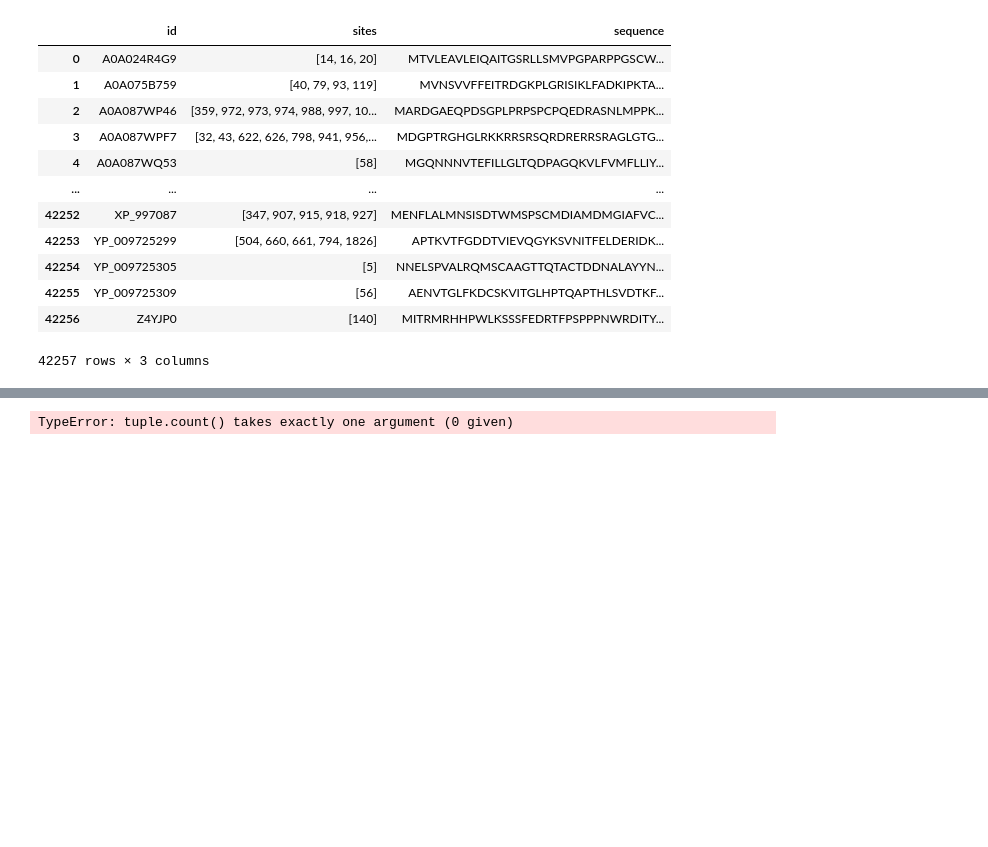
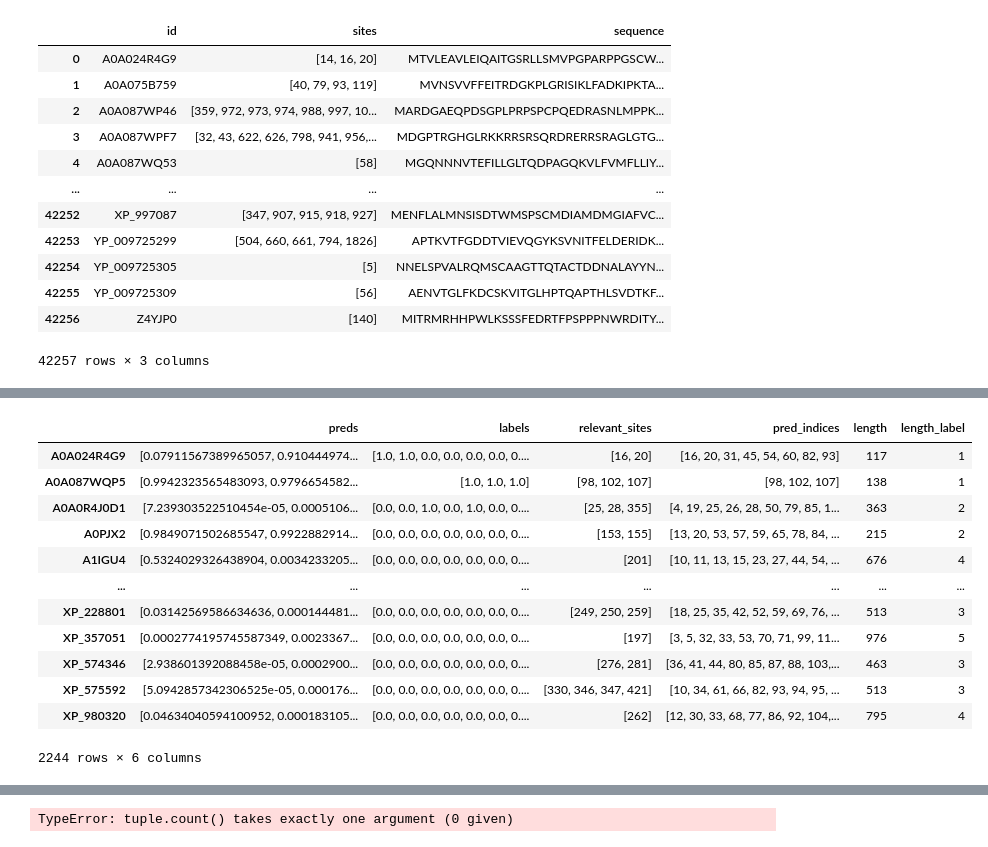
Before and after one commit to nexuso1/bio-research, a Jupyter notebook: notebooks/pred_analysis.ipynb, the cells around one changed output, grey strips where cells are left out. Drawn from its saved outputs; the diff is of its cells as text; code cells hidden in the pictures; blank space fills up the shorter version.

```diff
--- a/notebooks/pred_analysis.ipynb
+++ b/notebooks/pred_analysis.ipynb
@@ -132,0 +270,17 @@ with open('../data/preds/encoder_S_60_focal_preds_annotated.pt', 'r') as f:
+# %%
+annotated_df['length_label'] = np.digitize(annotated_df['length'], brackets)
+annotated_df
+# %% [output]
+|  | preds | labels | relevant_sites | pred_indices | length | length_label |
+| A0A024R4G9 | [0.07911567389965057, 0.910444974... | [1.0, 1.0, 0.0, 0.0, 0.0, 0.0, 0.... | [16, 20] | [16, 20, 31, 45, 54, 60, 82, 93] | 117 | 1 |
+| A0A087WQP5 | [0.9942323565483093, 0.9796654582... | [1.0, 1.0, 1.0] | [98, 102, 107] | [98, 102, 107] | 138 | 1 |
+| A0A0R4J0D1 | [7.239303522510454e-05, 0.0005106... | [0.0, 0.0, 1.0, 0.0, 1.0, 0.0, 0.... | [25, 28, 355] | [4, 19, 25, 26, 28, 50, 79, 85, 1... | 363 | 2 |
+| A0PJX2 | [0.9849071502685547, 0.9922882914... | [0.0, 0.0, 0.0, 0.0, 0.0, 0.0, 0.... | [153, 155] | [13, 20, 53, 57, 59, 65, 78, 84, ... | 215 | 2 |
+| A1IGU4 | [0.5324029326438904, 0.0034233205... | [0.0, 0.0, 0.0, 0.0, 0.0, 0.0, 0.... | [201] | [10, 11, 13, 15, 23, 27, 44, 54, ... | 676 | 4 |
+| ... | ... | ... | ... | ... | ... | ... |
+| XP_228801 | [0.03142569586634636, 0.000144481... | [0.0, 0.0, 0.0, 0.0, 0.0, 0.0, 0.... | [249, 250, 259] | [18, 25, 35, 42, 52, 59, 69, 76, ... | 513 | 3 |
+| XP_357051 | [0.0002774195745587349, 0.0023367... | [0.0, 0.0, 0.0, 0.0, 0.0, 0.0, 0.... | [197] | [3, 5, 32, 33, 53, 70, 71, 99, 11... | 976 | 5 |
+| XP_574346 | [2.938601392088458e-05, 0.0002900... | [0.0, 0.0, 0.0, 0.0, 0.0, 0.0, 0.... | [276, 281] | [36, 41, 44, 80, 85, 87, 88, 103,... | 463 | 3 |
+| XP_575592 | [5.0942857342306525e-05, 0.000176... | [0.0, 0.0, 0.0, 0.0, 0.0, 0.0, 0.... | [330, 346, 347, 421] | [10, 34, 61, 66, 82, 93, 94, 95, ... | 513 | 3 |
+| XP_980320 | [0.04634040594100952, 0.000183105... | [0.0, 0.0, 0.0, 0.0, 0.0, 0.0, 0.... | [262] | [12, 30, 33, 68, 77, 86, 92, 104,... | 795 | 4 |
+2244 rows × 6 columns
```
Also changed, not shown: parts of 16 cells of this notebook.
